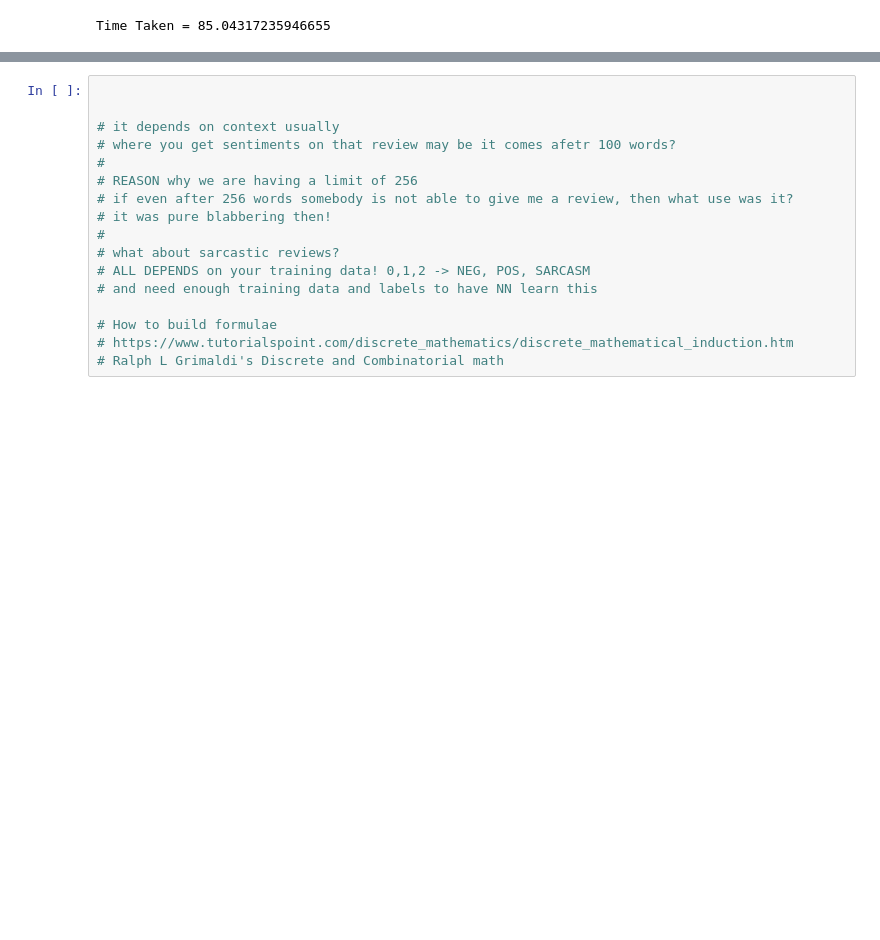
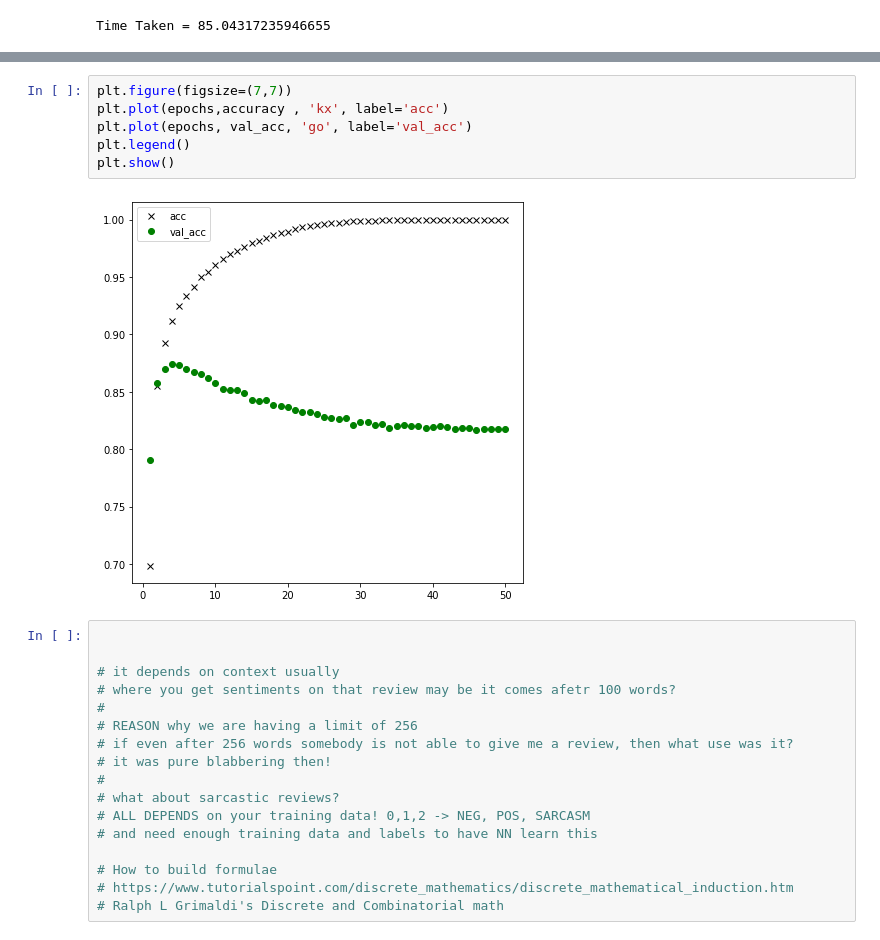
Before and after one commit to a-forty-two/cylons, a Jupyter notebook: 08_SentimentAnalysis.ipynb, the cells around one changed output, grey strips where cells are left out. Cells and saved outputs as stored; diff of their text form; blank space fills up the shorter version.

```diff
--- a/08_SentimentAnalysis.ipynb
+++ b/08_SentimentAnalysis.ipynb
@@ -349,3 +367,11 @@ Time Taken = 85.04317235946655
+# %%
+plt.figure(figsize=(7,7))
+plt.plot(epochs,accuracy , 'kx', label='acc')
+plt.plot(epochs, val_acc, 'go', label='val_acc')
+plt.legend()
+plt.show()
+# %% [output]
+[figure, added]
 # %%
 
 
```
Also changed, not shown: parts of 2 cells of this notebook.
